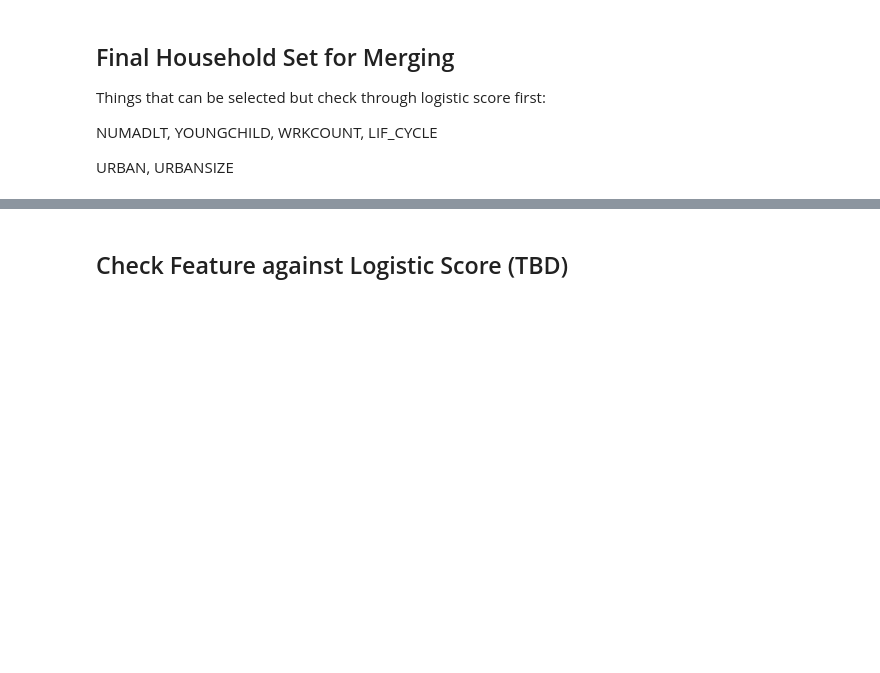
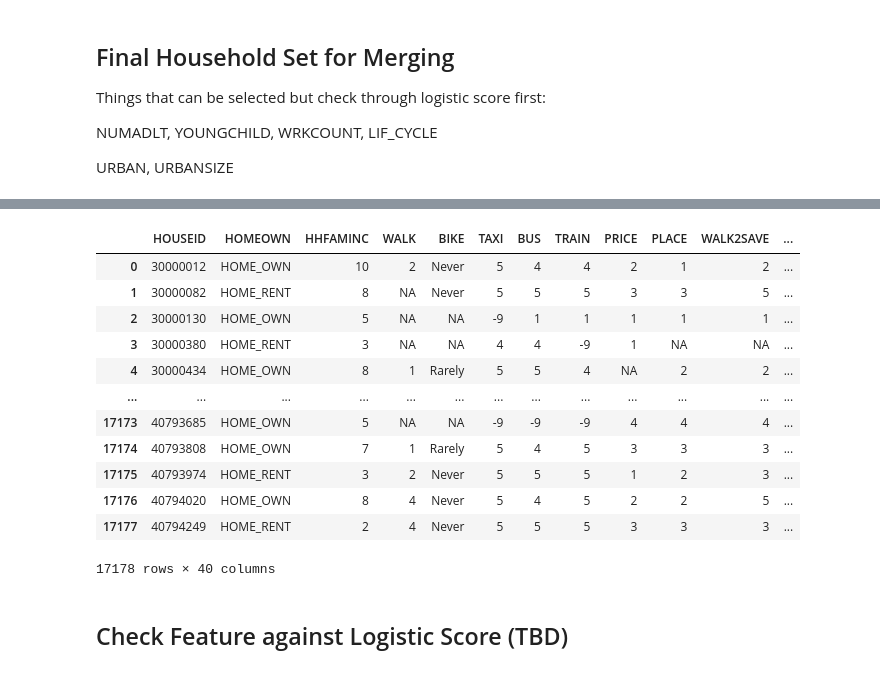
Before and after one commit to seanteohyh/AML_US_Traffic, a Jupyter notebook: Processing of Household Set Final.ipynb, the cells around one changed output, grey strips where cells are left out. Drawn from its saved outputs; the diff is of its cells as text; code cells hidden in the pictures; blank space fills up the shorter version.

```diff
--- a/Processing of Household Set Final.ipynb
+++ b/Processing of Household Set Final.ipynb
@@ -792,3 +828,26 @@ cleaned_ny.to_csv('final_HH.csv')
+# %%
+jiaqi = pd.read_csv('JQ Variables.csv')
+final_df = im_df.merge(jiaqi, on = 'HOUSEID', how = 'left')
+
+final_df = final_df.drop(columns = ['SPHONE', 'PC', 'TAB','SMPLSRCE','TRAVDAY'])
+final_df = final_df.drop(columns = ['Unnamed: 0'])
+final_df = final_df.drop(columns = ['DRVRCNT','PARA'])
+
+final_df.to_csv('hh_')
+# %% [output]
+|  | HOUSEID | HOMEOWN | HHFAMINC | WALK | BIKE | TAXI | BUS | TRAIN | PRICE | PLACE | WALK2SAVE | ... |
+| 0 | 30000012 | HOME_OWN | 10 | 2 | Never | 5 | 4 | 4 | 2 | 1 | 2 | ... |
+| 1 | 30000082 | HOME_RENT | 8 | NA | Never | 5 | 5 | 5 | 3 | 3 | 5 | ... |
+| 2 | 30000130 | HOME_OWN | 5 | NA | NA | -9 | 1 | 1 | 1 | 1 | 1 | ... |
+| 3 | 30000380 | HOME_RENT | 3 | NA | NA | 4 | 4 | -9 | 1 | NA | NA | ... |
+| 4 | 30000434 | HOME_OWN | 8 | 1 | Rarely | 5 | 5 | 4 | NA | 2 | 2 | ... |
+| ... | ... | ... | ... | ... | ... | ... | ... | ... | ... | ... | ... | ... |
+| 17173 | 40793685 | HOME_OWN | 5 | NA | NA | -9 | -9 | -9 | 4 | 4 | 4 | ... |
+| 17174 | 40793808 | HOME_OWN | 7 | 1 | Rarely | 5 | 4 | 5 | 3 | 3 | 3 | ... |
+| 17175 | 40793974 | HOME_RENT | 3 | 2 | Never | 5 | 5 | 5 | 1 | 2 | 3 | ... |
+| 17176 | 40794020 | HOME_OWN | 8 | 4 | Never | 5 | 4 | 5 | 2 | 2 | 5 | ... |
+| 17177 | 40794249 | HOME_RENT | 2 | 4 | Never | 5 | 5 | 5 | 3 | 3 | 3 | ... |
+17178 rows × 40 columns
 # %% [markdown]
 ## Check Feature against Logistic Score (TBD)
 # %% [markdown]
```
Also changed, not shown: parts of 3 cells of this notebook, 5 other files.
